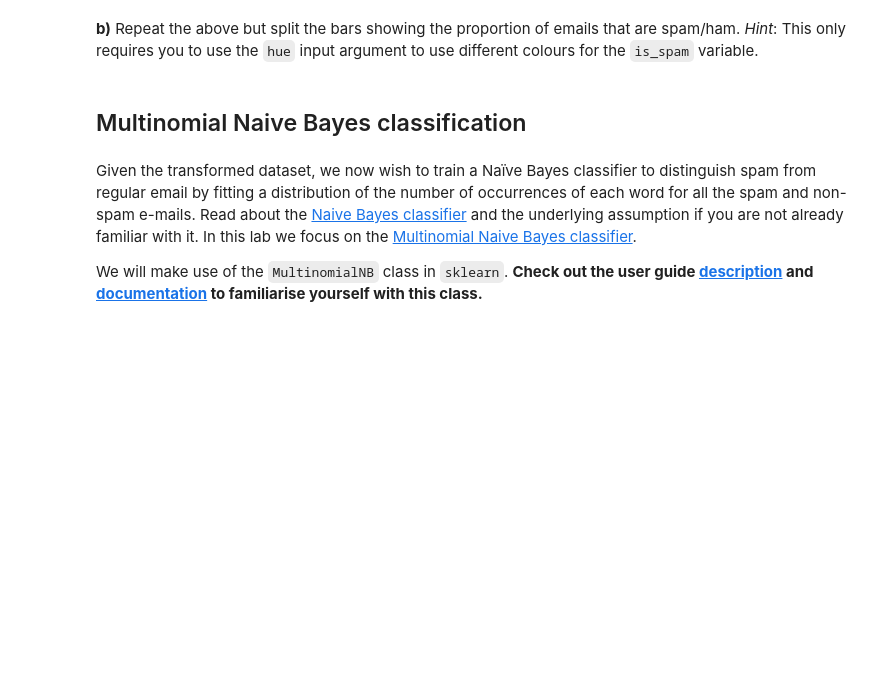
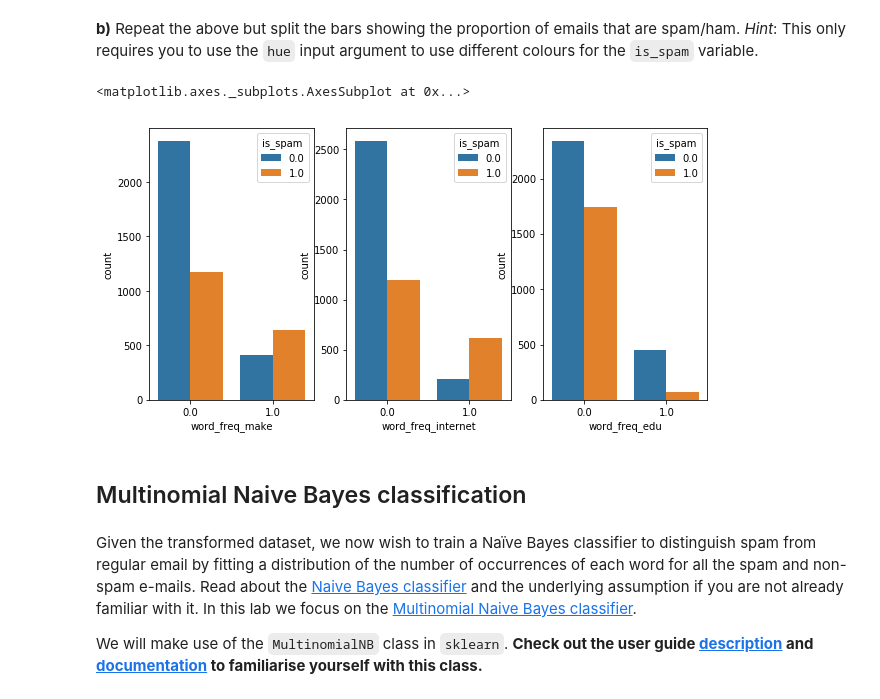
Before and after one commit to RJHughes/ML18, a Jupyter notebook: Labs/01 - Analysis and Visualisation.ipynb, the cells around one changed output. Drawn from its saved outputs; the diff is of its cells as text; code cells hidden in the pictures; blank space fills up the shorter version.

```diff
--- a/Labs/01 - Analysis and Visualisation.ipynb
+++ b/Labs/01 - Analysis and Visualisation.ipynb
@@ -199,3 +234,12 @@ Now we want to get a feeling for how the presence or absence of some specific wo
+# %%
+# Your Code goes here:
+fig, axes = plt.subplots(1,3,figsize=(10,5))
+sns.countplot(spambase_binary['word_freq_make'],ax=axes[0],hue=spambase_binary['is_spam'])
+sns.countplot(spambase_binary['word_freq_internet'],ax=axes[1],hue=spambase_binary['is_spam'])
+sns.countplot(spambase_binary['word_freq_edu'],ax=axes[2],hue=spambase_binary['is_spam'])
+# %% [output]
+<matplotlib.axes._subplots.AxesSubplot at 0x...>
+[figure, added]
 # %% [markdown]
 ## Multinomial Naive Bayes classification
 # %% [markdown]
```
Also changed, not shown: parts of 6 cells of this notebook.
